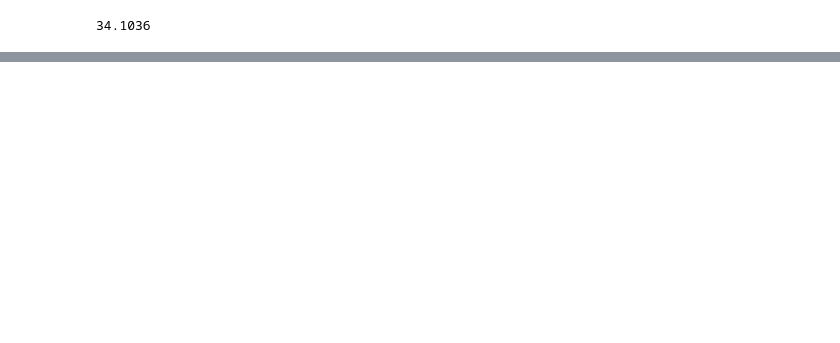
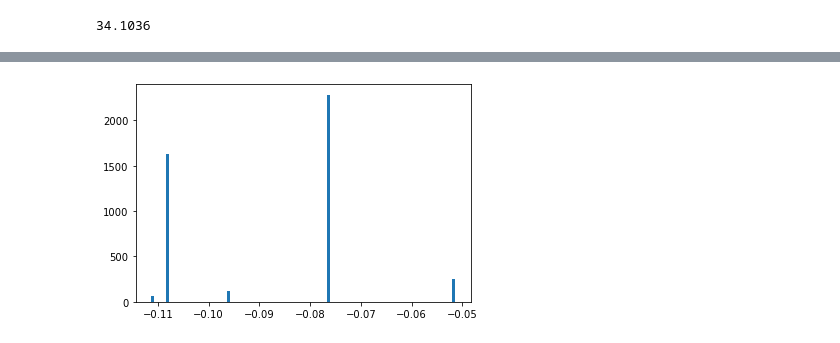
Before and after one commit to chernyavskaya/AnomalyClustering, a Jupyter notebook: testing_graph_clustering.ipynb, the cells around one changed output, grey strips where cells are left out. Drawn from its saved outputs; the diff is of its cells as text; code cells hidden in the pictures; blank space fills up the shorter version.

```diff
--- a/testing_graph_clustering.ipynb
+++ b/testing_graph_clustering.ipynb
@@ -226,0 +364,4 @@ np.max(file_dataset[:,1,3])
+# %%
+_ = plt.hist(emb_input[0][:,1].numpy(),bins=100)
+# %% [output]
+[figure, added]
```
Also changed, not shown: parts of 46 cells of this notebook, 1 other file.
